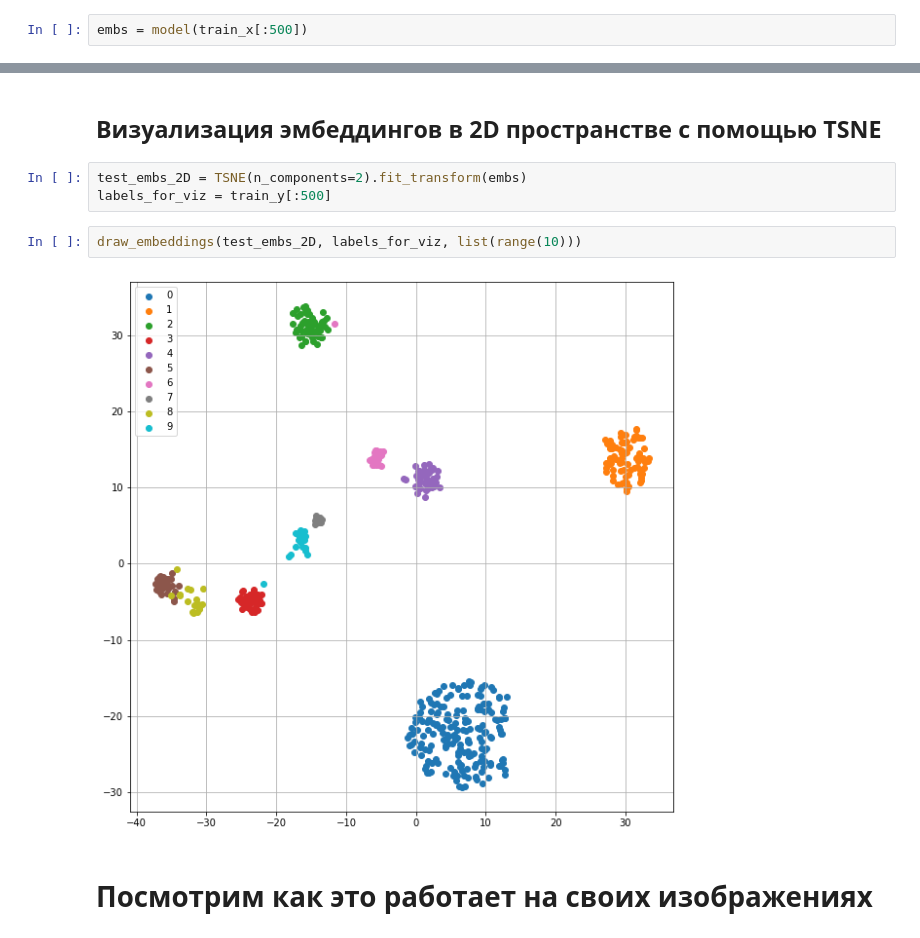
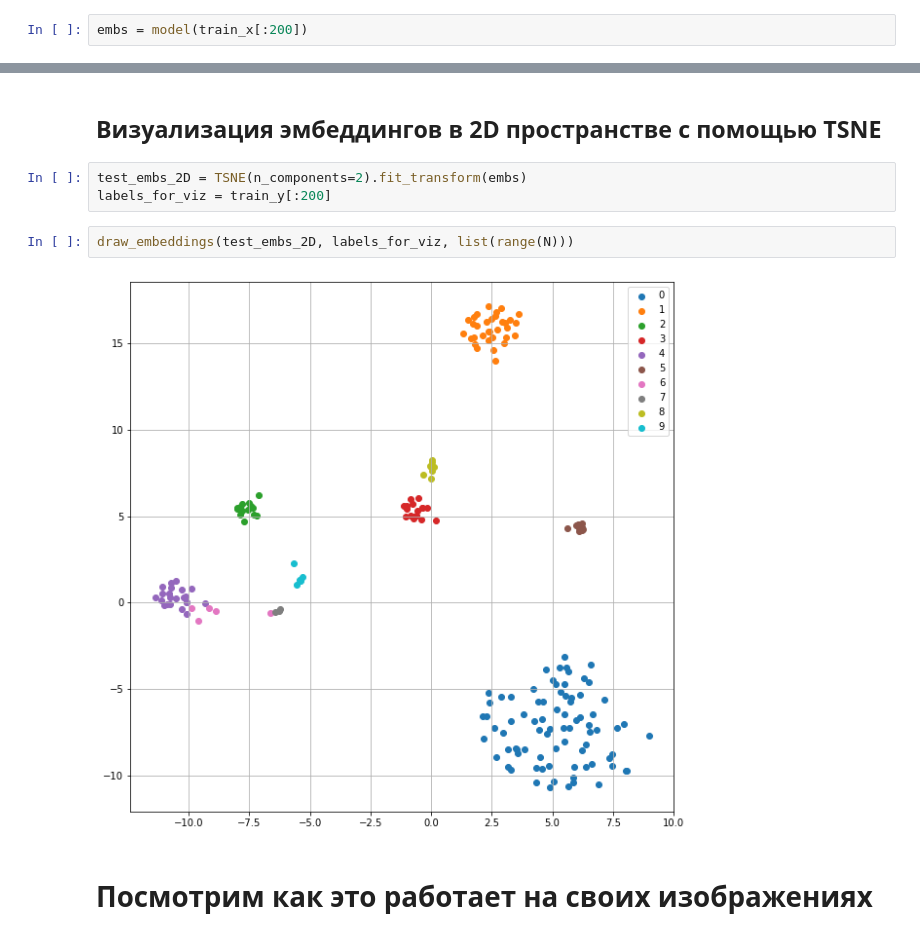
Before and after one commit to ssv273/computer_vision, a Jupyter notebook: HW_06_CV.ipynb, the cells around one changed output, grey strips where cells are left out. Drawn from its saved outputs; the diff is of its cells as text.

```diff
--- a/HW_06_CV.ipynb
+++ b/HW_06_CV.ipynb
@@ -245,7 +256,7 @@ Wall time: 5min 54s
 # %% [markdown]
 ## Получим эмбеддинги
 # %%
-embs = model(train_x[:500])
+embs = model(train_x[:200])
 # %% [markdown]
 ## Функция для визуализации эмбеддингов
 # %%
@@ -270,11 +281,11 @@ draw_embeddings(test_x_2D, labels_for_viz, list(range(10)))
 ## Визуализация эмбеддингов в 2D пространстве с помощью TSNE
 # %%
 test_embs_2D = TSNE(n_components=2).fit_transform(embs)
-labels_for_viz = train_y[:500]
+labels_for_viz = train_y[:200]
 # %%
-draw_embeddings(test_embs_2D, labels_for_viz, list(range(10)))
+draw_embeddings(test_embs_2D, labels_for_viz, list(range(N)))
 # %% [output]
-[figure, old version]
+[figure, new version]
 # %% [markdown]
 # Посмотрим как это работает на своих изображениях
 # %%
```
Also changed, not shown: parts of 12 cells of this notebook.
